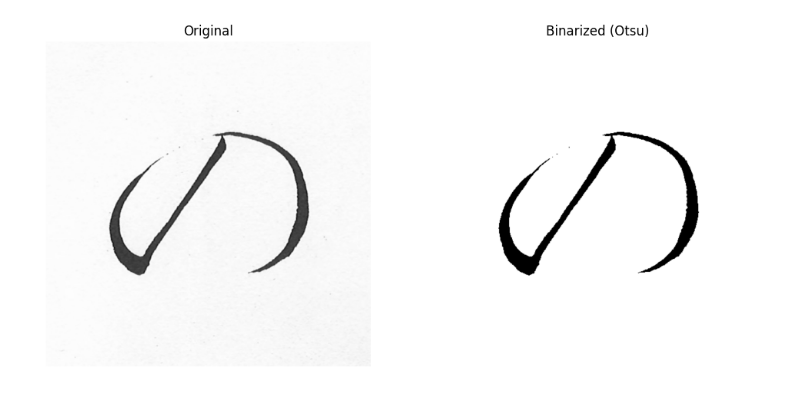
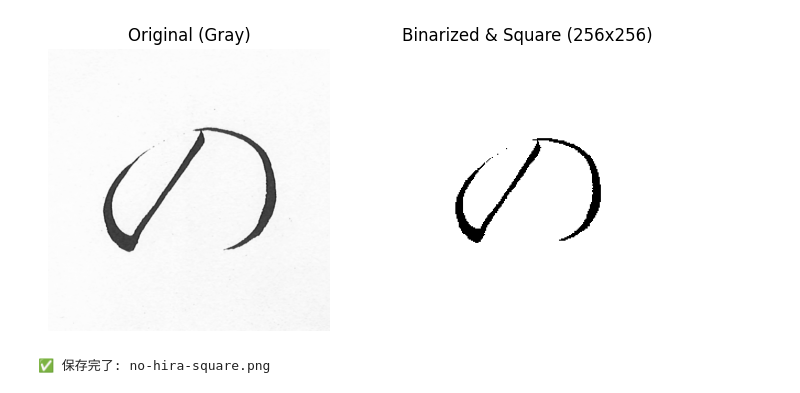
Before and after one commit to GentaKanno/irohacho, a Jupyter notebook: irohacho.ipynb, the cells around one changed output. Cells and saved outputs as stored; diff of their text form; code cells hidden in the pictures.

```diff
--- a/irohacho.ipynb
+++ b/irohacho.ipynb
@@ -3,30 +51,53 @@
 # %%
-# 1. 必要なライブラリをインポート
-import pandas as pd
+import cv2
 import numpy as np
-import cv2
 import matplotlib.pyplot as plt
 
+# === パラメータ設定 ===
+out_size = 256  # 出力画像の一辺
+margin = 20     # 余白（四方）
 
-# 4. 画像をグレースケールで読み込み
+# === 画像読み込み（グレースケール）===
 img = cv2.imread("no-hira.png", cv2.IMREAD_GRAYSCALE)
 
-# 5. 二値化処理（大津の二値化法を使用）
-# cv2.threshold(入力画像, 閾値, 最大値, 閾値処理タイプ)
+# === 二値化（大津の方法）===
 _, binary = cv2.threshold(img, 0, 255, cv2.THRESH_BINARY + cv2.THRESH_OTSU)
 
-# 6. 結果を表示
-plt.figure(figsize=(12,6))
+# === 元画像サイズ ===
+h, w = binary.shape[:2]
+
+# === スケーリング計算 ===
+scale = (out_size - 2 * margin) / max(h, w)
+new_w, new_h = int(w * scale), int(h * scale)
+
+# === リサイズ ===
+resized = cv2.resize(binary, (new_w, new_h), interpolation=cv2.INTER_NEAREST)
+
+# === 背景（白）を作成 ===
+square = np.ones((out_size, out_size), dtype=np.uint8) * 255  # 白背景
+
+# === 中央に貼り付け ===
+top = (out_size - new_h) // 2
+left = (out_size - new_w) // 2
+square[top:top+new_h, left:left+new_w] = resized
+
+# === 結果表示 ===
+plt.figure(figsize=(8,4))
 plt.subplot(1,2,1)
-plt.title("Original")
+plt.title("Original (Gray)")
 plt.imshow(img, cmap='gray')
 plt.axis('off')
 
 plt.subplot(1,2,2)
-plt.title("Binarized (Otsu)")
-plt.imshow(binary, cmap='gray')
+plt.title("Binarized & Square (256x256)")
+plt.imshow(square, cmap='gray')
 plt.axis('off')
 
-plt.show()
+plt.show("no-hira-square.png")
+
+# === 保存 ===
+cv2.imwrite("no-hira-square.png", square)
+print("✅ 保存完了: no-hira-square.png")
 # %% [output]
-[figure, old version]
+[figure, new version]
+✅ 保存完了: no-hira-square.png
```
Also changed, not shown: parts of 1 cell of this notebook.
